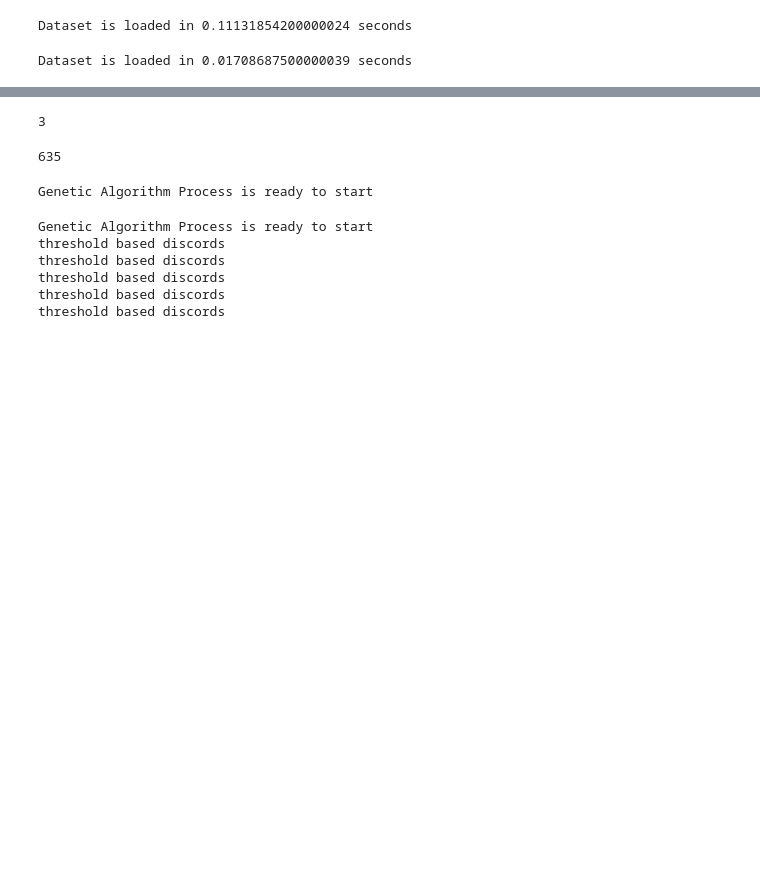
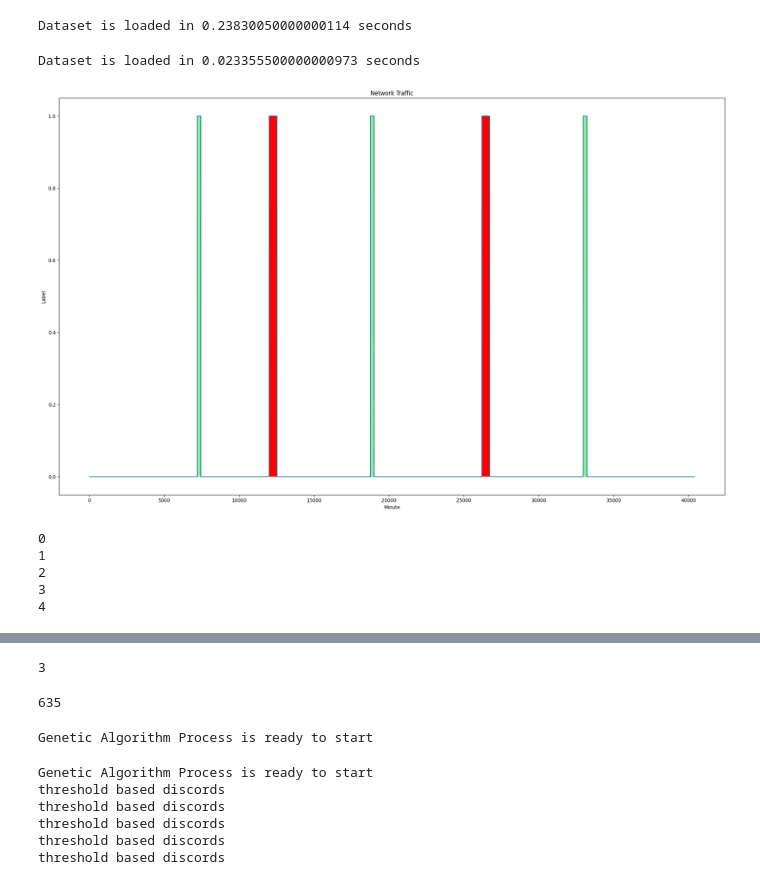
Before and after one commit to batuhanduyuler01/matrix_profile_ddos, a Jupyter notebook: 26012023_process.ipynb, the cells around one changed output, grey strips where cells are left out. Drawn from its saved outputs; the diff is of its cells as text; code cells hidden in the pictures; blank space fills up the shorter version.

```diff
--- a/26012023_process.ipynb
+++ b/26012023_process.ipynb
@@ -7,3 +7,34 @@ import random
 import time
 import os
 from matplotlib.patches import Rectangle
+# %%
+def upload_dataset_with_time(path:str):
+    startingT = time.perf_counter()
+    veriseti = pd.read_csv(path, low_memory=False)
+    endingT = time.perf_counter()
+    print(f"Dataset is loaded in {endingT - startingT} seconds")
+    return veriseti
+
+data_path = 'ddos_dataset_on_seconds.csv'
+syn_benign_df = upload_dataset_with_time(data_path)
+# %% [output]
+Dataset is loaded in 0.23830050000000114 seconds
+# %%
+ntp_path = 'ntp_by_seconds_data.csv'
+ntp_df = upload_dataset_with_time(ntp_path)
+
+def label_ddos(label:int):
+    if label > 20:
+        return 1
+    else:
+        return 0
+ntp_df["Label"] = ntp_df["Label"].apply(lambda x: label_ddos(x))
+ddos_ntp = ntp_df[ntp_df["Label"] == 1].sample(524).reset_index(drop=True)
+ddos_ntp = ddos_ntp[[*(syn_benign_df.columns)]]
+# %% [output]
+Dataset is loaded in 0.023355500000000973 seconds
+# %%
+syn_slice_1 = syn_benign_df.iloc[:12000, :].copy()
+syn_slice_2 = syn_benign_df.iloc[12000:, :].copy()
+merged_df = pd.concat([syn_slice_1, ddos_ntp ,syn_slice_2, ddos_ntp, syn_slice_2], axis = 0).reset_index(drop=True)
+df = merged_df.copy()
@@ -19,35 +371,15 @@ def plot_ddos(df: pd.DataFrame):
     ax.plot(xAxis, yAxis)
     rect = Rectangle((7200, 0), 300, 1, facecolor='lightgreen')
     ax.add_patch(rect)
-    rect = Rectangle((3600*3 + 7200 +280, 0), 300, 1, facecolor='lightgreen')
+    rect = Rectangle((12000, 0), 524, 1, facecolor='red')
+    ax.add_patch(rect)
+    rect = Rectangle((12524 + 6238 , 0), 300, 1, facecolor='lightgreen')
+    ax.add_patch(rect)
+    rect = Rectangle((12000 + 13676 + 524, 0), 524, 1, facecolor='red')
+    ax.add_patch(rect)
+    rect = Rectangle((12000 + 13676 + 524 + 524 + 6238, 0), 300, 1, facecolor='lightgreen')
     ax.add_patch(rect)
     plt.ylabel('Label')
     plt.xlabel('Minute')
     plt.title('Network Traffic')
     plt.show()
-# %%
-def upload_dataset_with_time(path:str):
-    startingT = time.perf_counter()
-    veriseti = pd.read_csv(path, low_memory=False)
-    endingT = time.perf_counter()
-    print(f"Dataset is loaded in {endingT - startingT} seconds")
-    return veriseti
-
-data_path = '../verisetleri/ddos_dataset_on_seconds.csv'
-syn_benign_df = upload_dataset_with_time(data_path)
-# %% [output]
-Dataset is loaded in 0.11131854200000024 seconds
-# %%
-ntp_path = '../verisetleri/ntp_by_seconds_data.csv'
-ntp_df = upload_dataset_with_time(ntp_path)
-
-def label_ddos(label:int):
-    if label > 20:
-        return 1
-    else:
-        return 0
-ntp_df["Label"] = ntp_df["Label"].apply(lambda x: label_ddos(x))
-ddos_ntp = ntp_df[ntp_df["Label"] == 1].sample(524).reset_index(drop=True)
-ddos_ntp = ddos_ntp[[*(syn_benign_df.columns)]]
-# %% [output]
-Dataset is loaded in 0.01708687500000039 seconds
@@ -379,0 +386,4 @@ class GeneticAlgo:
+# %%
+plot_ddos(df)
+# %% [output]
+[figure, added]
@@ -379,0 +395,11 @@ class GeneticAlgo:
+# %%
+mp_dict = {}
+for i in range(0, len(mp_manager.mps)):
+    print(i)
+    mp_dict[f"mp_{i}"] =  np.log10((1 + mp_manager.mps[i])).tolist()
+# %% [output]
+0
+1
+2
+3
+4
```
Also changed, not shown: parts of 20 cells of this notebook.
